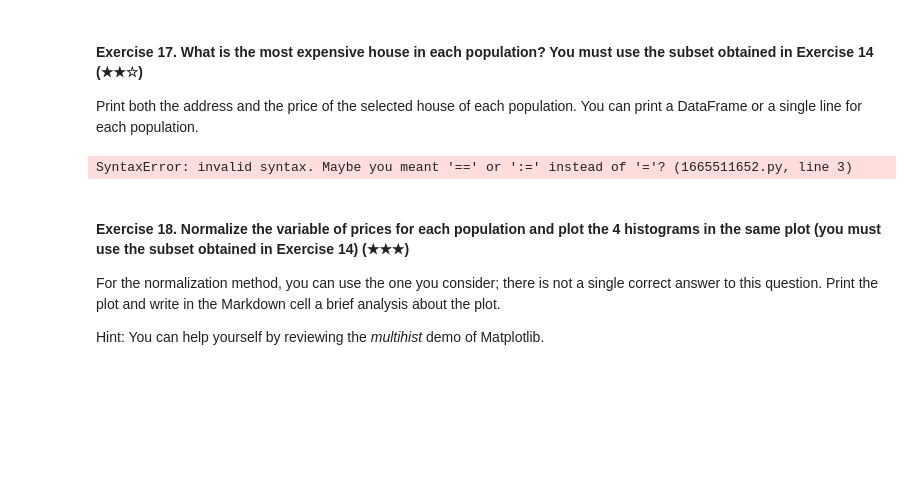
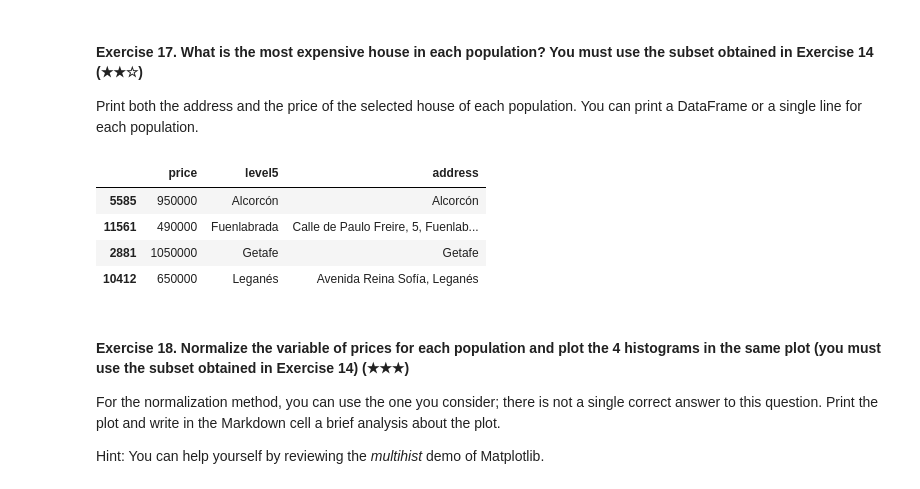
Before and after one commit to 4GeeksAcademy/Adam-Val-realestate-datacleanup-exercise, a Jupyter notebook: project.ipynb, the cells around one changed output. Drawn from its saved outputs; the diff is of its cells as text; code cells hidden in the pictures; blank space fills up the shorter version.

```diff
--- a/project.ipynb
+++ b/project.ipynb
@@ -406,12 +417,13 @@ KeyError: ('price', 'rooms', 'surface area', 'bathrooms')
 
 Print both the address and the price of the selected house of each population. You can print a DataFrame or a single line for each population.
 # %%
-ds = pd.read_csv('assets/real_estate.csv', sep=';')
-
-ds = pd.dataframe ({'most expensive house':[max_price = ds['price'].max()]})
-    index=(["Fuenlabrada", "Leganes", "Getafe", "Alcoron"])
+south_belt.loc[south_belt.groupby('level5')['price'].idxmax()][['price', 'level5', 'address']]
 # %% [output]
-SyntaxError: invalid syntax. Maybe you meant '==' or ':=' instead of '='? (1665511652.py, line 3)
+|  | price | level5 | address |
+| 5585 | 950000 | Alcorcón | Alcorcón |
+| 11561 | 490000 | Fuenlabrada | Calle de Paulo Freire, 5, Fuenlab... |
+| 2881 | 1050000 | Getafe | Getafe |
+| 10412 | 650000 | Leganés | Avenida Reina Sofía, Leganés |
 # %% [markdown]
 #### Exercise 18. Normalize the variable of prices for each population and plot the 4 histograms in the same plot (you must use the subset obtained in Exercise 14) (★★★)
 
```
Also changed, not shown: parts of 5 cells of this notebook.
